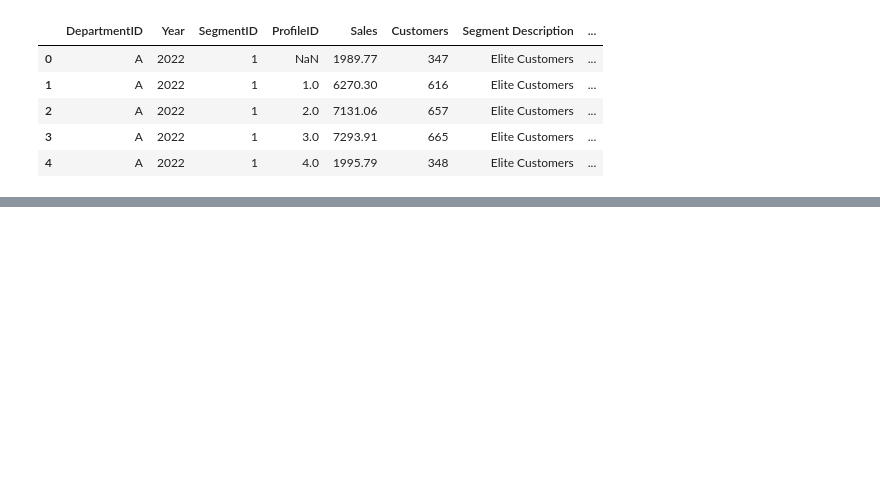
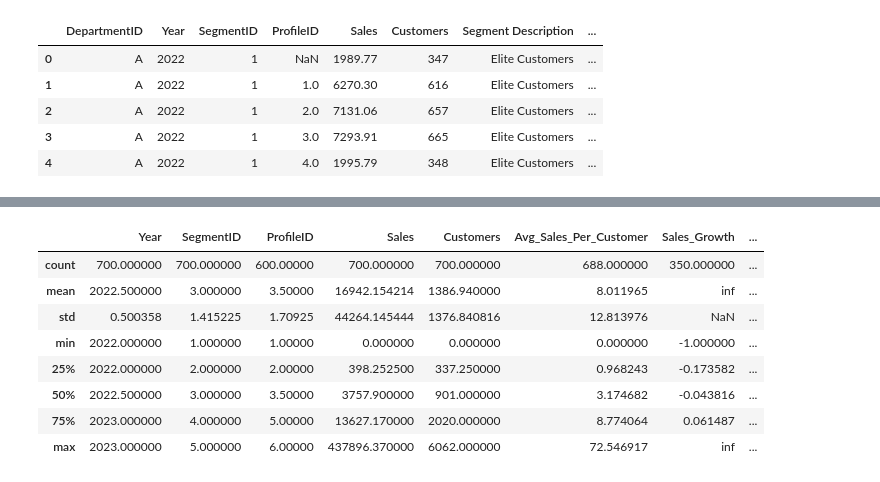
Before and after one commit to KoKoustav/acadia.io-internship-assessment, a Jupyter notebook: acadia_intern.ipynb, the cells around one changed output, grey strips where cells are left out. Drawn from its saved outputs; the diff is of its cells as text; code cells hidden in the pictures; blank space fills up the shorter version.

```diff
--- a/acadia_intern.ipynb
+++ b/acadia_intern.ipynb
@@ -114,0 +195,3 @@ df_final.head()
+# %%
+threshold = df_final['Avg_Sales_Per_Customer'].quantile(0.75)
+df_final['High_Value_Segment'] = df_final['Avg_Sales_Per_Customer'].ge(threshold).map({True:'Yes', False:'No'})
@@ -114,0 +207,12 @@ df_final.head()
+# %%
+df_final.describe()
+# %% [output]
+|  | Year | SegmentID | ProfileID | Sales | Customers | Avg_Sales_Per_Customer | Sales_Growth | ... |
+| count | 700.000000 | 700.000000 | 600.00000 | 700.000000 | 700.000000 | 688.000000 | 350.000000 | ... |
+| mean | 2022.500000 | 3.000000 | 3.50000 | 16942.154214 | 1386.940000 | 8.011965 | inf | ... |
+| std | 0.500358 | 1.415225 | 1.70925 | 44264.145444 | 1376.840816 | 12.813976 | NaN | ... |
+| min | 2022.000000 | 1.000000 | 1.00000 | 0.000000 | 0.000000 | 0.000000 | -1.000000 | ... |
+| 25% | 2022.000000 | 2.000000 | 2.00000 | 398.252500 | 337.250000 | 0.968243 | -0.173582 | ... |
+| 50% | 2022.500000 | 3.000000 | 3.50000 | 3757.900000 | 901.000000 | 3.174682 | -0.043816 | ... |
+| 75% | 2023.000000 | 4.000000 | 5.00000 | 13627.170000 | 2020.000000 | 8.774064 | 0.061487 | ... |
+| max | 2023.000000 | 5.000000 | 6.00000 | 437896.370000 | 6062.000000 | 72.546917 | inf | ... |
```
Also changed, not shown: parts of 17 cells of this notebook, 1 other file.
